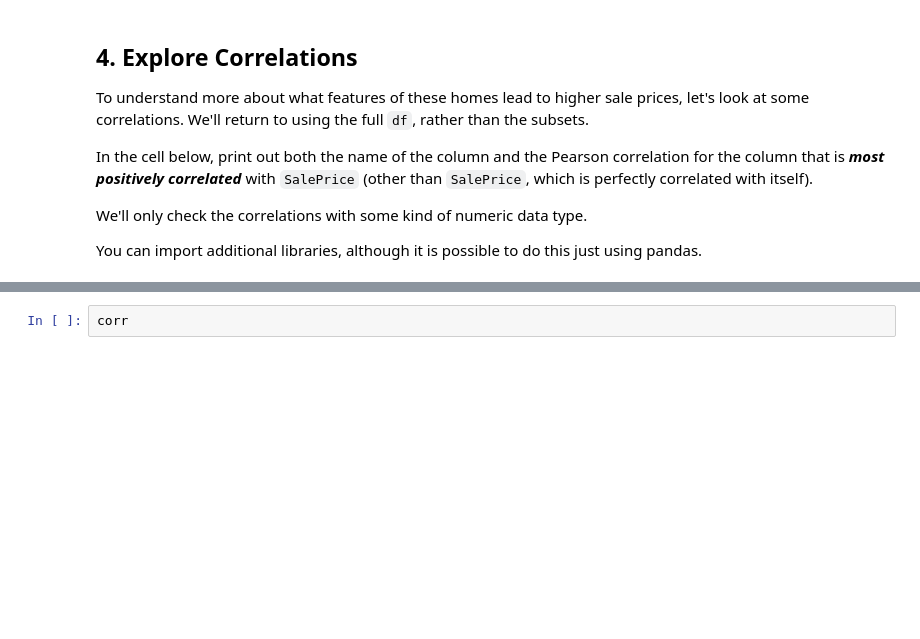
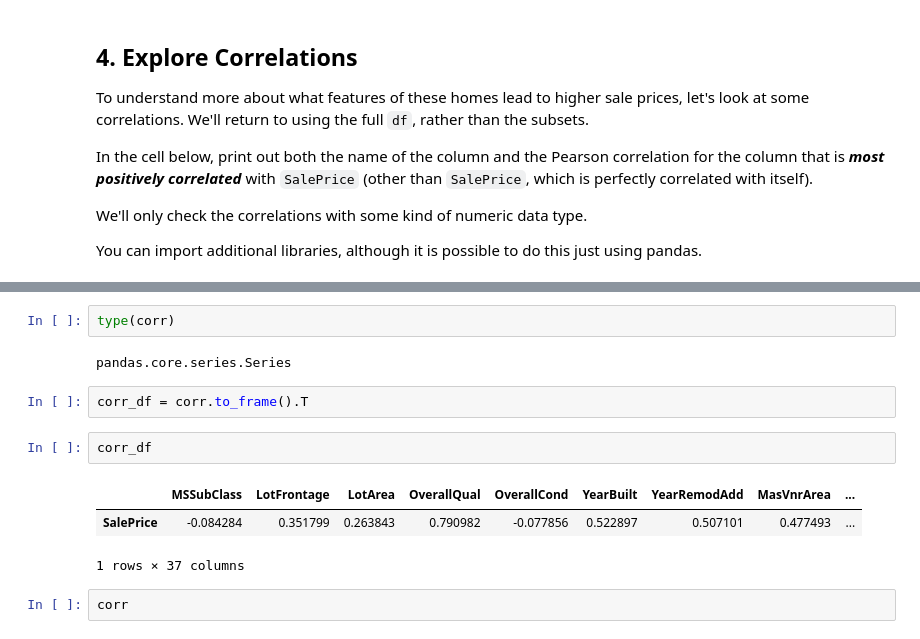
Before and after one commit to Angel174471/dsc-pandas-eda-lab, a Jupyter notebook: index.ipynb, the cells around one changed output, grey strips where cells are left out. Cells and saved outputs as stored; diff of their text form; blank space fills up the shorter version.

```diff
--- a/index.ipynb
+++ b/index.ipynb
@@ -394,3 +421,15 @@ most_positively_column
+# %%
+type(corr)
+# %% [output]
+pandas.core.series.Series
+# %%
+corr_df = corr.to_frame().T
+# %%
+corr_df
+# %% [output]
+|  | MSSubClass | LotFrontage | LotArea | OverallQual | OverallCond | YearBuilt | YearRemodAdd | MasVnrArea | ... |
+| SalePrice | -0.084284 | 0.351799 | 0.263843 | 0.790982 | -0.077856 | 0.522897 | 0.507101 | 0.477493 | ... |
+1 rows × 37 columns
 # %%
 corr
 # %% [output]
```
Also changed, not shown: parts of 20 cells of this notebook.
